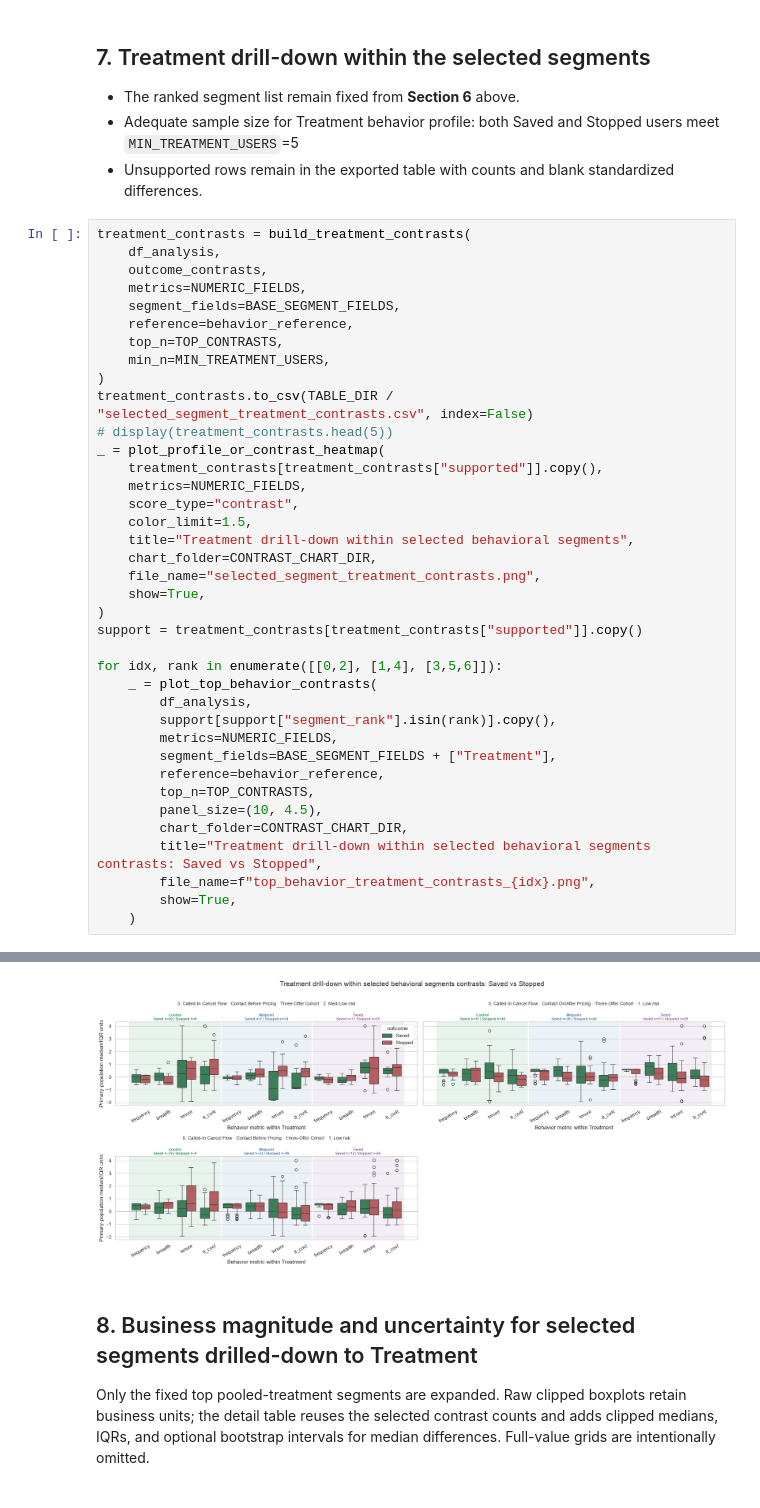
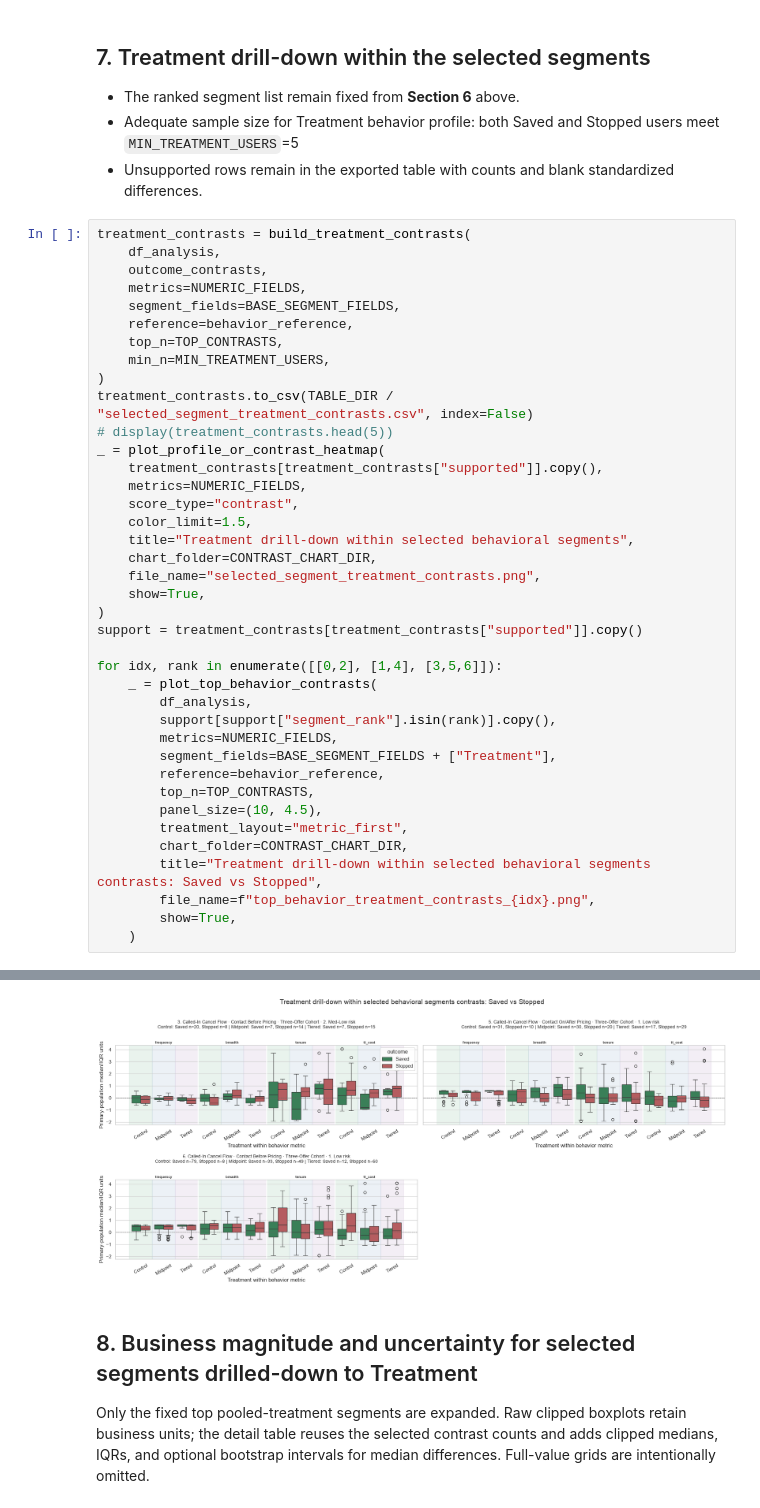
Before and after one commit to ying-gannett/stop_save_pChurn, a Jupyter notebook: src/notebooks/EDA_complete.ipynb, the cells around one changed output, grey strips where cells are left out. Cells and saved outputs as stored; diff of their text form.

```diff
--- a/src/notebooks/EDA_complete.ipynb
+++ b/src/notebooks/EDA_complete.ipynb
@@ -506,6 +502,7 @@ for idx, rank in enumerate([[0,2], [1,4], [3,5,6]]):
         reference=behavior_reference,
         top_n=TOP_CONTRASTS,
         panel_size=(10, 4.5),
+        treatment_layout="metric_first",
         chart_folder=CONTRAST_CHART_DIR,
         title="Treatment drill-down within selected behavioral segments contrasts: Saved vs Stopped",
         file_name=f"top_behavior_treatment_contrasts_{idx}.png",
@@ -524,4 +515,4 @@ for idx, rank in enumerate([[0,2], [1,4], [3,5,6]]):
-[figure, old version]
+[figure, new version]
 # %% [markdown]
 ## 8. Business magnitude and uncertainty for selected segments drilled-down to Treatment
 
```
Also changed, not shown: parts of 4 cells of this notebook, 2 other files.
